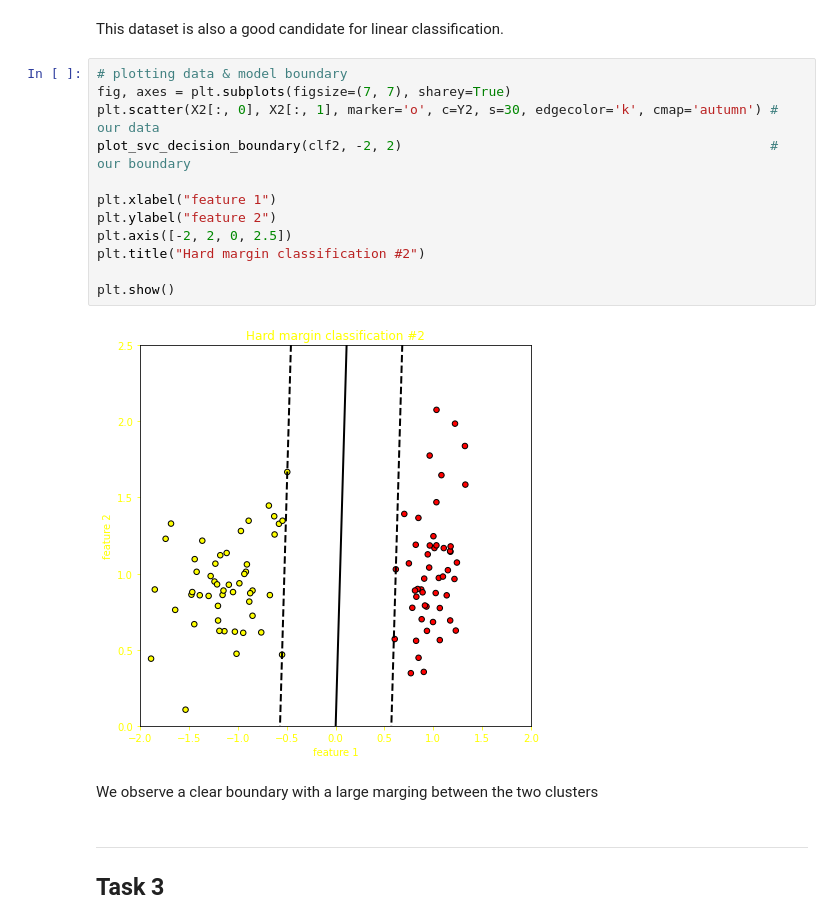
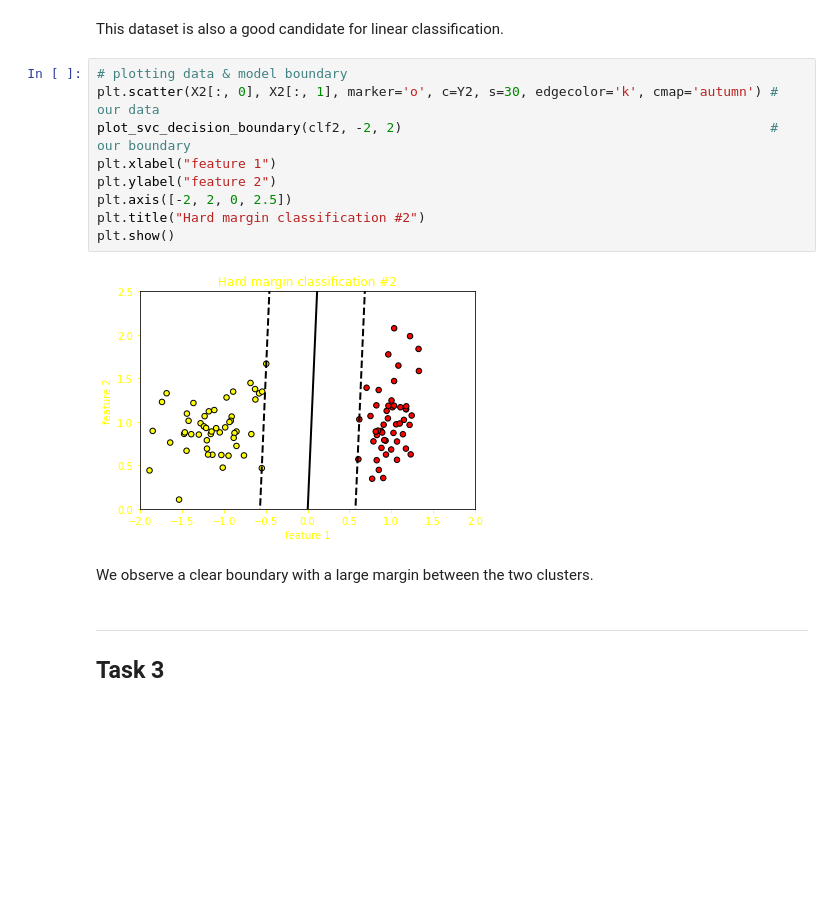
Before and after one commit to valigatotuS/Intelligent-ICT-systems, a Jupyter notebook: exercices/exercise session 3/ex3_svm_toy_datasets.ipynb, the cells around one changed output. Cells and saved outputs as stored; diff of their text form; blank space fills up the shorter version.

```diff
--- a/exercices/exercise session 3/ex3_svm_toy_datasets.ipynb
+++ b/exercices/exercise session 3/ex3_svm_toy_datasets.ipynb
@@ -123,20 +151,17 @@ Accuracy:                100.0 %
 This dataset is also a good candidate for linear classification.
 # %%
 # plotting data & model boundary
-fig, axes = plt.subplots(figsize=(7, 7), sharey=True)
 plt.scatter(X2[:, 0], X2[:, 1], marker='o', c=Y2, s=30, edgecolor='k', cmap='autumn') # our data
 plot_svc_decision_boundary(clf2, -2, 2)                                               # our boundary
-
 plt.xlabel("feature 1")
 plt.ylabel("feature 2")
 plt.axis([-2, 2, 0, 2.5])
 plt.title("Hard margin classification #2")
-
 plt.show()
 # %% [output]
-[figure, old version]
+[figure, new version]
 # %% [markdown]
-We observe a clear boundary with a large marging between the two clusters
+We observe a clear boundary with a large margin between the two clusters.
 # %% [markdown]
 ---
 ## Task 3
```
Also changed, not shown: parts of 34 cells of this notebook.
